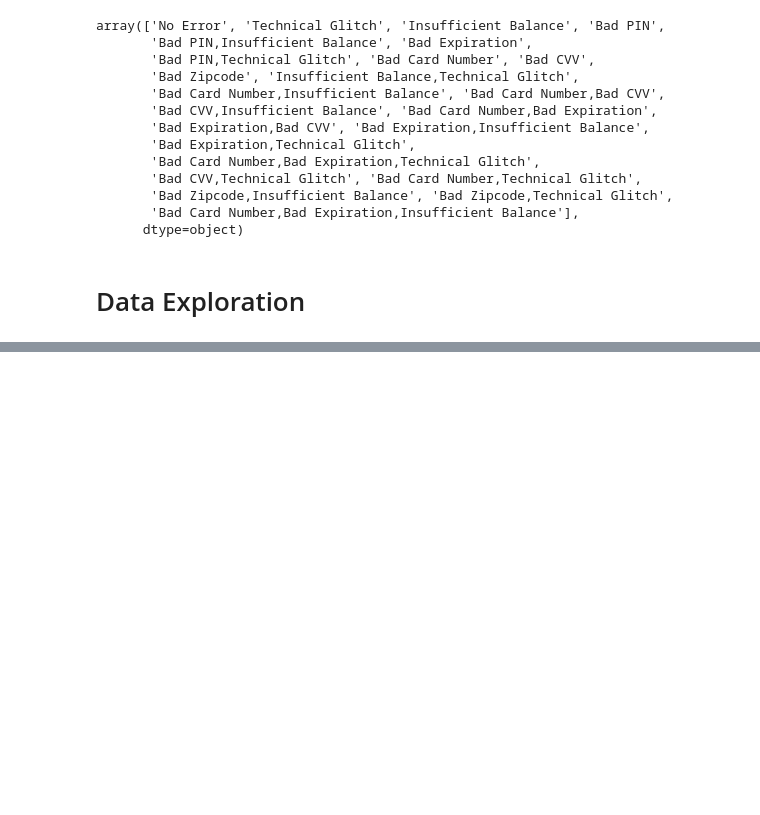
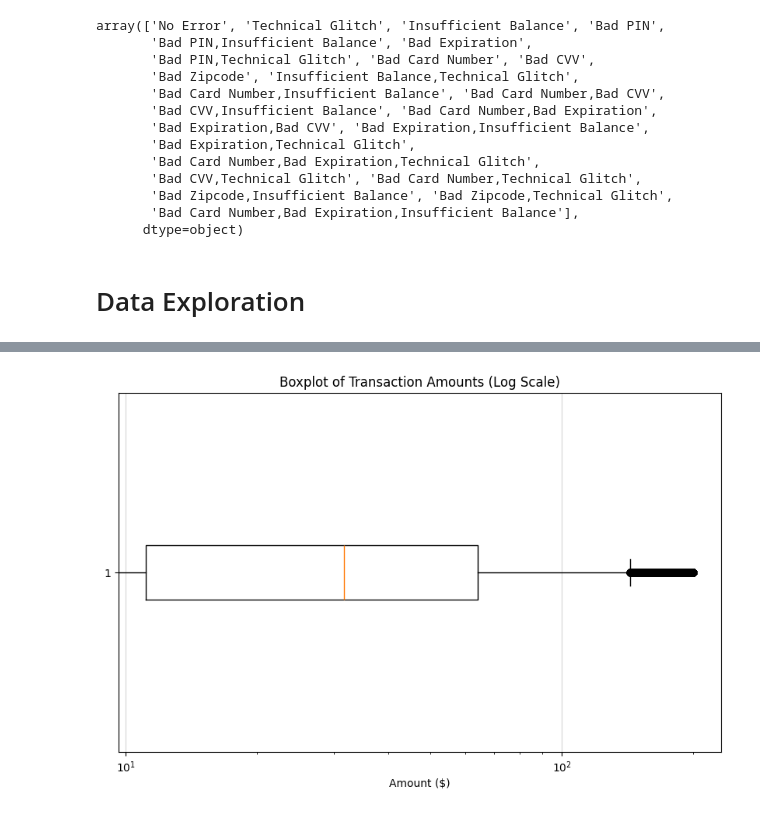
Before and after one commit to Rodney864/Datamining, a Jupyter notebook: FinancialData.ipynb/FinancialData.ipynb, the cells around one changed output, grey strips where cells are left out. Saved outputs shown, nothing was run; the diff lists cells and outputs as text; code cells hidden in the pictures; blank space fills up the shorter version.

```diff
--- a/FinancialData.ipynb/FinancialData.ipynb
+++ b/FinancialData.ipynb/FinancialData.ipynb
@@ -229,0 +250,11 @@ plt.show()
+# %%
+# Boxplot to visualize outliers in transaction amounts
+plt.figure(figsize=(10,6))
+plt.boxplot(sample_df['Amount'], vert=False)
+plt.title('Boxplot of Transaction Amounts (Log Scale)')
+plt.xlabel('Amount ($)')
+plt.xscale('log')  # log scale on x-axis
+plt.grid(axis='x', alpha=0.5)
+plt.show()
+# %% [output]
+[figure, added]
```
Also changed, not shown: parts of 9 cells of this notebook.
